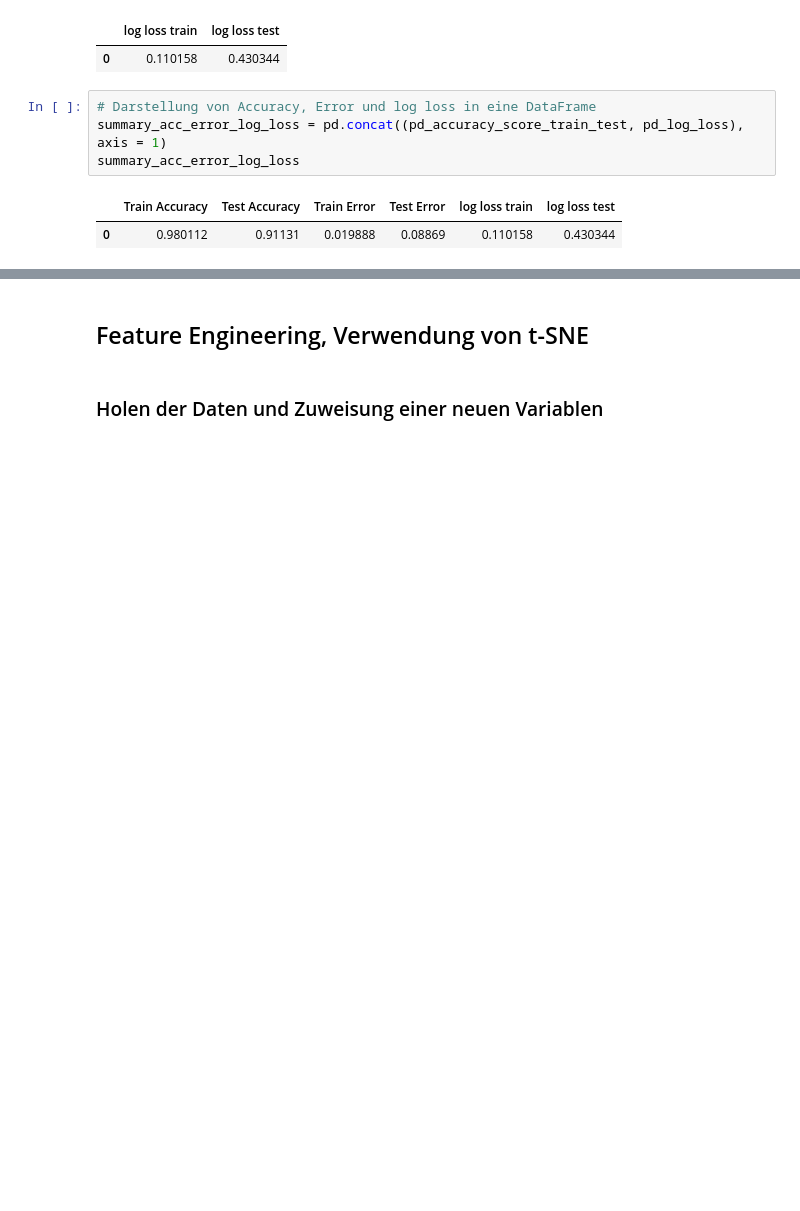
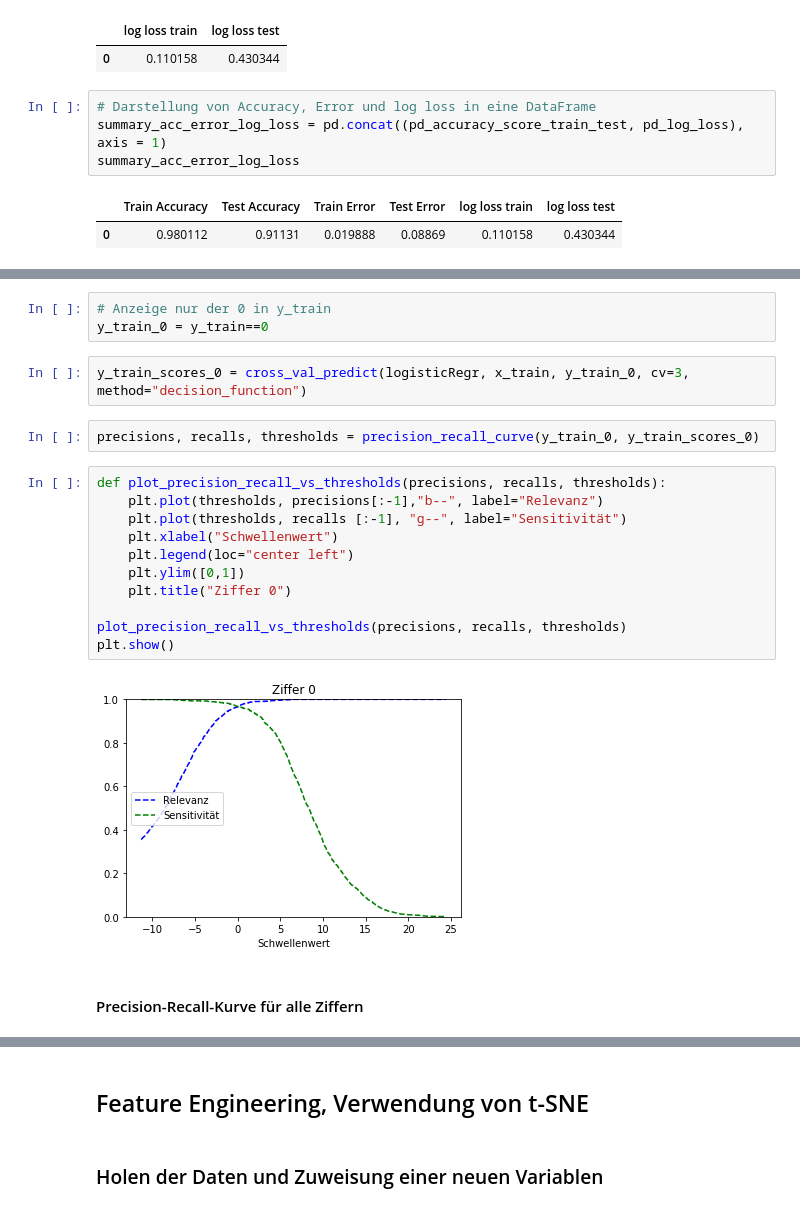
Before and after one commit to tthomik/20180807_descriptive-analysis, a Jupyter notebook: logistic regression digits_20180823.ipynb, the cells around one changed output, grey strips where cells are left out. Saved outputs shown, nothing was run; the diff lists cells and outputs as text; blank space fills up the shorter version.

```diff
--- a/logistic regression digits_20180823.ipynb
+++ b/logistic regression digits_20180823.ipynb
@@ -166,0 +275,22 @@ summary_acc_error_log_loss
+# %%
+# Anzeige nur der 0 in y_train
+y_train_0 = y_train==0
+# %%
+y_train_scores_0 = cross_val_predict(logisticRegr, x_train, y_train_0, cv=3, method="decision_function")
+# %%
+precisions, recalls, thresholds = precision_recall_curve(y_train_0, y_train_scores_0)
+# %%
+def plot_precision_recall_vs_thresholds(precisions, recalls, thresholds):
+    plt.plot(thresholds, precisions[:-1],"b--", label="Relevanz")
+    plt.plot(thresholds, recalls [:-1], "g--", label="Sensitivität")
+    plt.xlabel("Schwellenwert")
+    plt.legend(loc="center left")
+    plt.ylim([0,1])
+    plt.title("Ziffer 0")
+
+plot_precision_recall_vs_thresholds(precisions, recalls, thresholds)
+plt.show()
+# %% [output]
+[figure, added]
+# %% [markdown]
+#### Precision-Recall-Kurve für alle Ziffern
```
Also changed, not shown: parts of 83 cells of this notebook, 1 other file.
